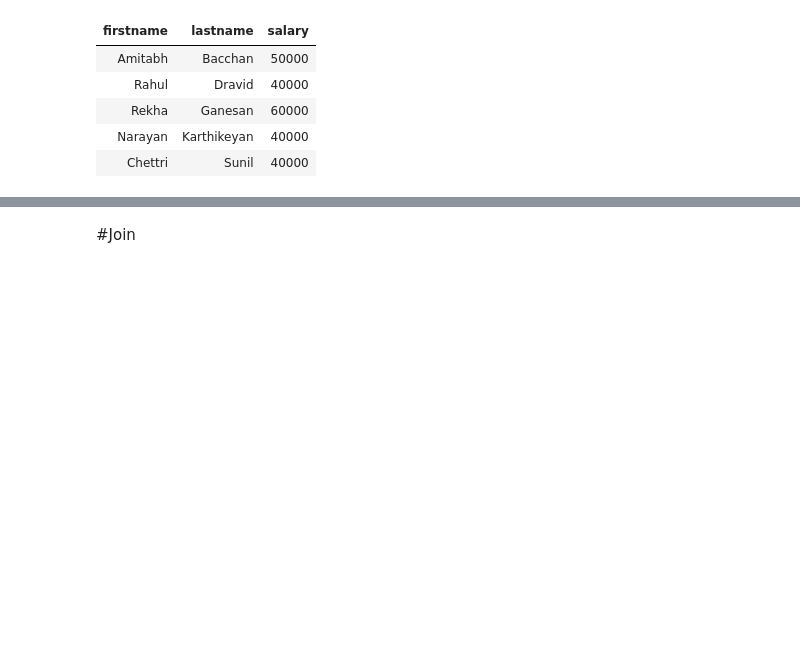
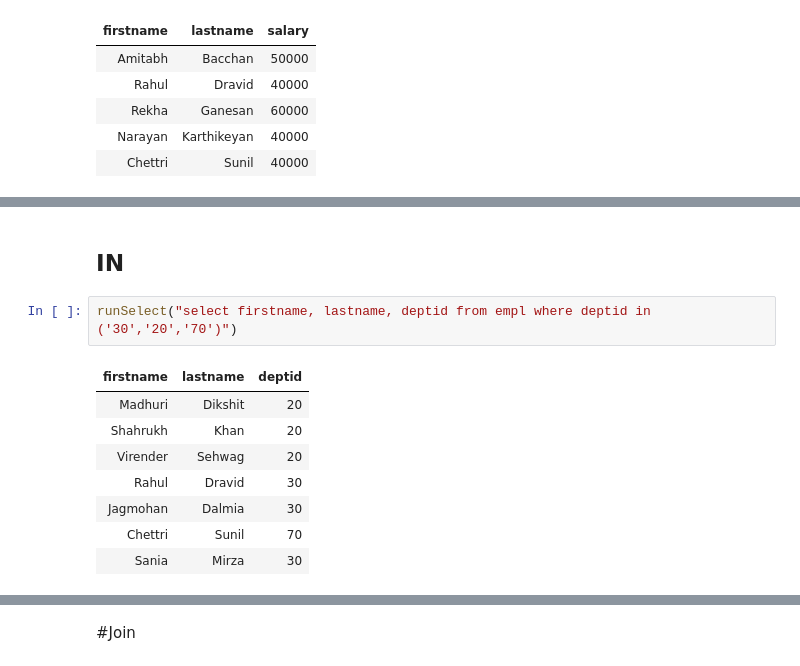
Before and after one commit to Praxis-QR/RDWH, a Jupyter notebook: PostgreSQL_02_Basic_SQL.ipynb, the cells around one changed output, grey strips where cells are left out. Drawn from its saved outputs; the diff is of its cells as text; blank space fills up the shorter version.

```diff
--- a/PostgreSQL_02_Basic_SQL.ipynb
+++ b/PostgreSQL_02_Basic_SQL.ipynb
@@ -282,0 +342,13 @@ runSelect("select firstname, lastname, salary from empl where salary > 35000")
+# %% [markdown]
+## IN
+# %%
+runSelect("select firstname, lastname, deptid from empl where deptid in ('30','20','70')")
+# %% [output]
+| firstname | lastname | deptid |
+| Madhuri | Dikshit | 20 |
+| Shahrukh | Khan | 20 |
+| Virender | Sehwag | 20 |
+| Rahul | Dravid | 30 |
+| Jagmohan | Dalmia | 30 |
+| Chettri | Sunil | 70 |
+| Sania | Mirza | 30 |
```
Also changed, not shown: parts of 52 cells of this notebook.
